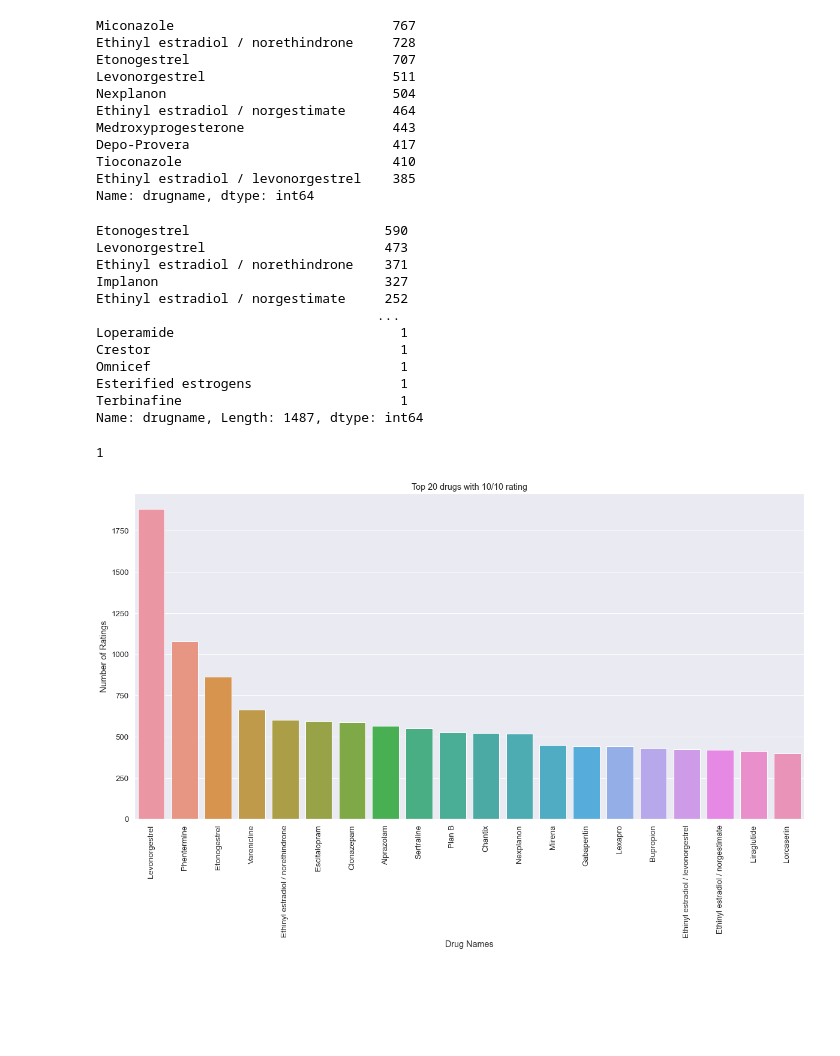
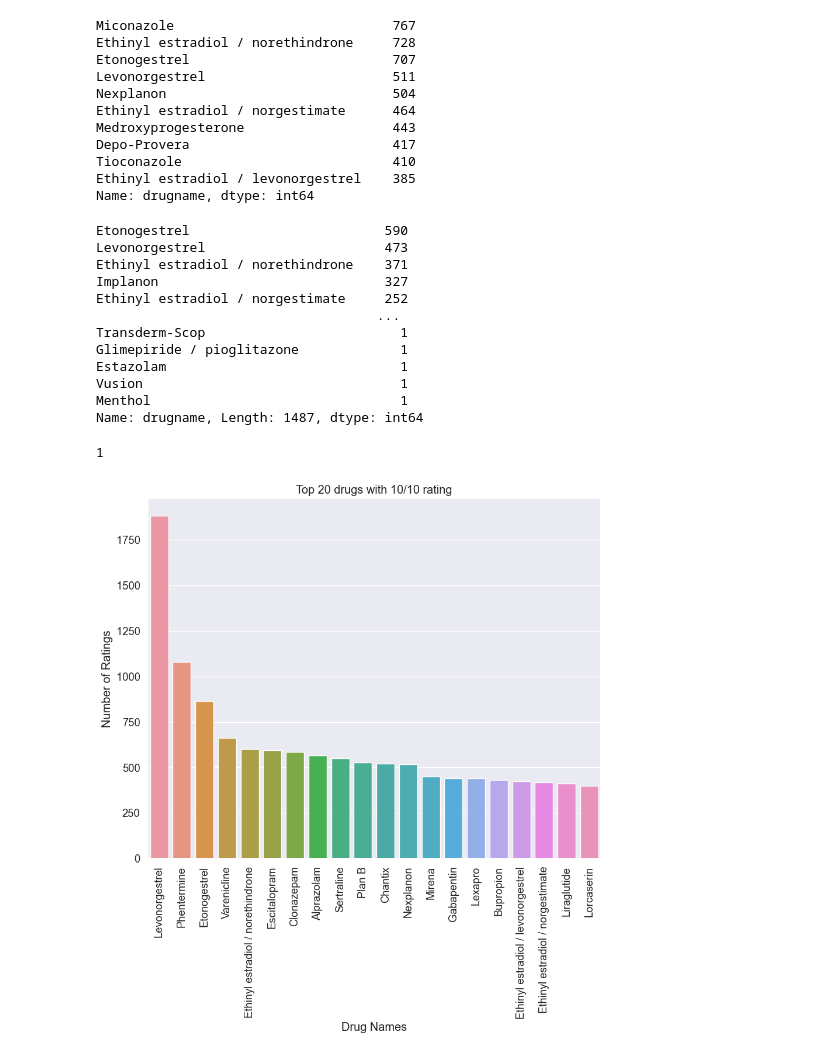
Before and after one commit to Shritej24c/drug_review_NLP, a Jupyter notebook: Drug test project.ipynb, the cells around one changed output. Saved outputs shown, nothing was run; the diff lists cells and outputs as text; code cells hidden in the pictures; blank space fills up the shorter version.

```diff
--- a/Drug test project.ipynb
+++ b/Drug test project.ipynb
@@ -68,11 +55,8 @@ from sklearn.preprocessing import LabelEncoder
 from sklearn.metrics import confusion_matrix, accuracy_score, classification_report
 from sklearn.model_selection import train_test_split
 # %%
-# df_test = pd.read_csv("/Users/sonali/Desktop/drugsComTest_raw.csv")
-# df_train = pd.read_csv("/Users/sonali/Desktop/drugsComTrain_raw.csv")
-
-df_test = pd.read_csv("/Users/shritej/Documents/GitHub/archive/drugsComTest_raw.csv")
-df_train = pd.read_csv("/Users/shritej/Documents/GitHub/archive/drugsComTrain_raw.csv")
+df_test = pd.read_csv("/Users/sonali/Desktop/drugsComTest_raw.csv")
+df_train = pd.read_csv("/Users/sonali/Desktop/drugsComTrain_raw.csv")
 
 print ("The shape of the train set given is : ", df_train.shape)
 print ("The shape of the test set given is : ", df_test.shape)
@@ -243,6 +235,9 @@ Tioconazole                           410
 Ethinyl estradiol / levonorgestrel    385
 Name: drugname, dtype: int64
 # %%
+
+
+
 data.loc[data.usefulcount == 0, 'drugname'].value_counts()
 # %% [output]
 Etonogestrel                         590
@@ -251,11 +246,11 @@ Ethinyl estradiol / norethindrone    371
 Implanon                             327
 Ethinyl estradiol / norgestimate     252
                                     ...
-Loperamide                             1
-Crestor                                1
-Omnicef                                1
-Esterified estrogens                   1
-Terbinafine                            1
+Transderm-Scop                         1
+Glimepiride / pioglitazone             1
+Estazolam                              1
+Vusion                                 1
+Menthol                                1
 Name: drugname, Length: 1487, dtype: int64
 # %%
 data['rating'].min()
@@ -266,18 +261,18 @@ data['date'] = pd.to_datetime(data['date'])
 # %%
 
 #This barplot shows the top 20 drugs with the 10/10 rating
 sns.set(font_scale = 1.2, style = 'darkgrid')
-plt.rcParams['figure.figsize'] = [20, 10]
+plt.rcParams['figure.figsize'] = [10, 8]
 
 rating = dict(data.loc[data.rating == 10, "drugname"].value_counts())
 drugname = list(rating.keys())
 drug_rating = list(rating.values())
 
 sns_rating = sns.barplot(x = drugname[0:20], y = drug_rating[0:20])
 
 sns_rating.set(title = 'Top 20 drugs with 10/10 rating', ylabel = 'Number of Ratings', xlabel = "Drug Names")
 plt.setp(sns_rating.get_xticklabels(), rotation=90);
 # %% [output]
-[figure, old version]
+[figure, new version]
 # %%
 sns.set(font_scale = 1.2, style = 'whitegrid')
```
Also changed, not shown: parts of 30 cells of this notebook.
